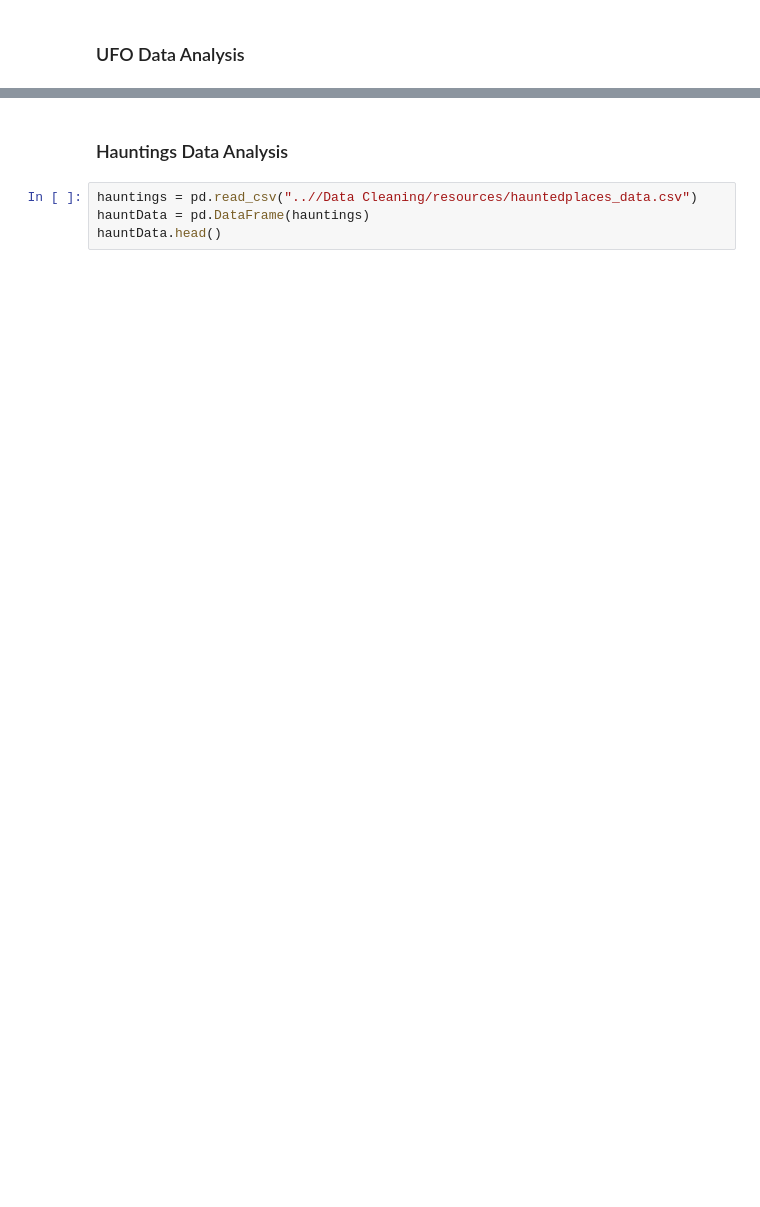
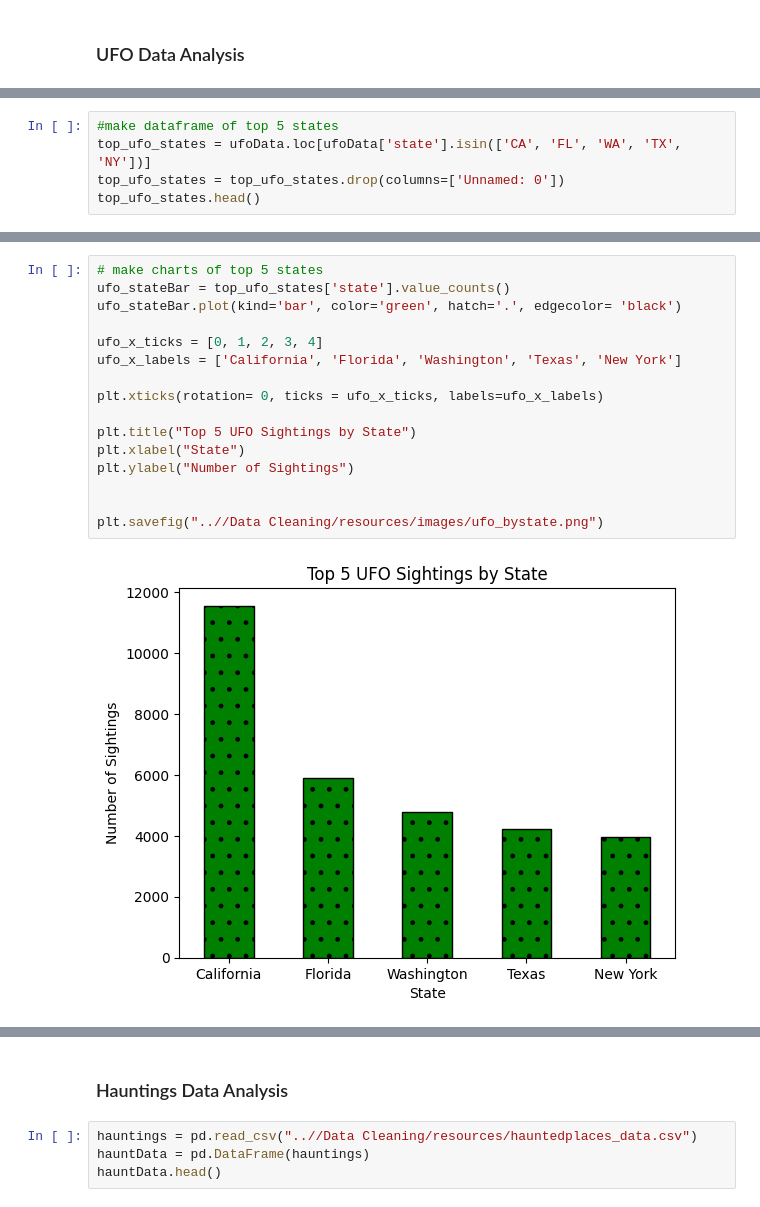
Before and after one commit to Morgen-Henry/supernatural_map, a Jupyter notebook: Data Cleaning/data_stats.ipynb, the cells around one changed output, grey strips where cells are left out. Cells and saved outputs as stored; diff of their text form; blank space fills up the shorter version.

```diff
--- a/Data Cleaning/data_stats.ipynb
+++ b/Data Cleaning/data_stats.ipynb
@@ -29,0 +162,5 @@ ufoData.head()
+# %%
+#make dataframe of top 5 states
+top_ufo_states = ufoData.loc[ufoData['state'].isin(['CA', 'FL', 'WA', 'TX', 'NY'])]
+top_ufo_states = top_ufo_states.drop(columns=['Unnamed: 0'])
+top_ufo_states.head()
@@ -29,0 +174,18 @@ ufoData.head()
+# %%
+# make charts of top 5 states
+ufo_stateBar = top_ufo_states['state'].value_counts()
+ufo_stateBar.plot(kind='bar', color='green', hatch='.', edgecolor= 'black')
+
+ufo_x_ticks = [0, 1, 2, 3, 4]
+ufo_x_labels = ['California', 'Florida', 'Washington', 'Texas', 'New York']
+
+plt.xticks(rotation= 0, ticks = ufo_x_ticks, labels=ufo_x_labels)
+
+plt.title("Top 5 UFO Sightings by State")
+plt.xlabel("State")
+plt.ylabel("Number of Sightings")
+
+
+plt.savefig("..//Data Cleaning/resources/images/ufo_bystate.png")
+# %% [output]
+[figure, added]
```
Also changed, not shown: parts of 17 cells of this notebook, 7 other files.
